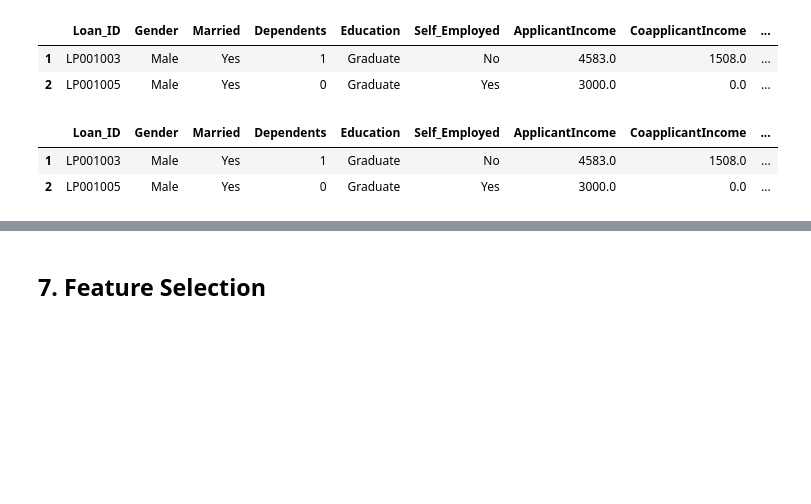
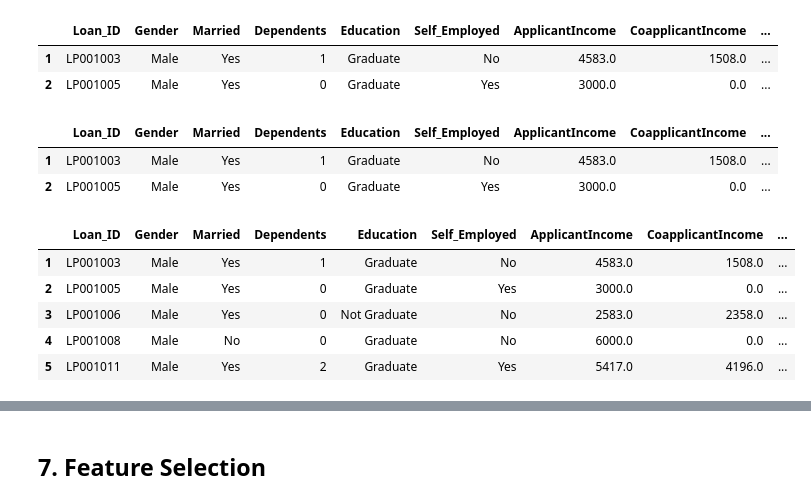
Before and after one commit to KudoroEsther/Files_Backend, a Jupyter notebook: HomeLoan_Preprocessing.ipynb, the cells around one changed output, grey strips where cells are left out. Drawn from its saved outputs; the diff is of its cells as text; code cells hidden in the pictures; blank space fills up the shorter version.

Commit message:
Loan

```diff
--- a/HomeLoan_Preprocessing.ipynb
+++ b/HomeLoan_Preprocessing.ipynb
@@ -449,3 +450,12 @@ df_processed.head(2)
 |  | Loan_ID | Gender | Married | Dependents | Education | Self_Employed | ApplicantIncome | CoapplicantIncome | ... |
 | 1 | LP001003 | Male | Yes | 1 | Graduate | No | 4583.0 | 1508.0 | ... |
 | 2 | LP001005 | Male | Yes | 0 | Graduate | Yes | 3000.0 | 0.0 | ... |
+# %%
+df_processed.head()
+# %% [output]
+|  | Loan_ID | Gender | Married | Dependents | Education | Self_Employed | ApplicantIncome | CoapplicantIncome | ... |
+| 1 | LP001003 | Male | Yes | 1 | Graduate | No | 4583.0 | 1508.0 | ... |
+| 2 | LP001005 | Male | Yes | 0 | Graduate | Yes | 3000.0 | 0.0 | ... |
+| 3 | LP001006 | Male | Yes | 0 | Not Graduate | No | 2583.0 | 2358.0 | ... |
+| 4 | LP001008 | Male | No | 0 | Graduate | No | 6000.0 | 0.0 | ... |
+| 5 | LP001011 | Male | Yes | 2 | Graduate | Yes | 5417.0 | 4196.0 | ... |
```
Also changed, not shown: parts of 9 cells of this notebook.
